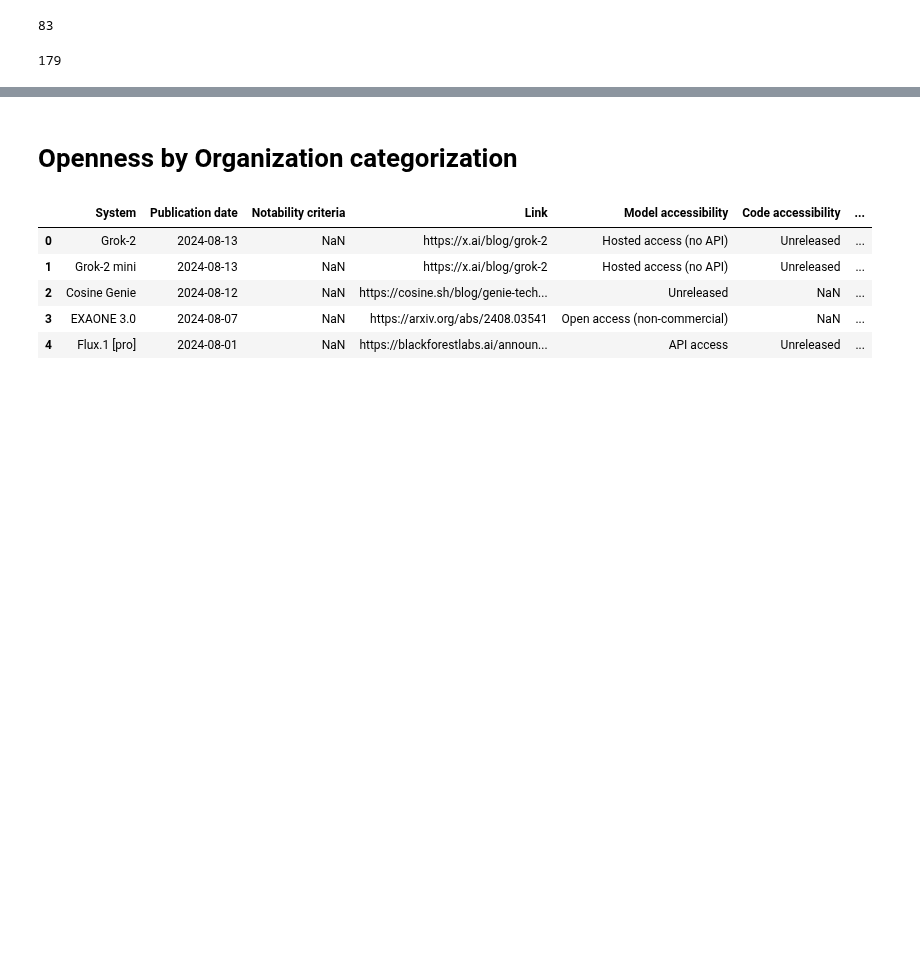
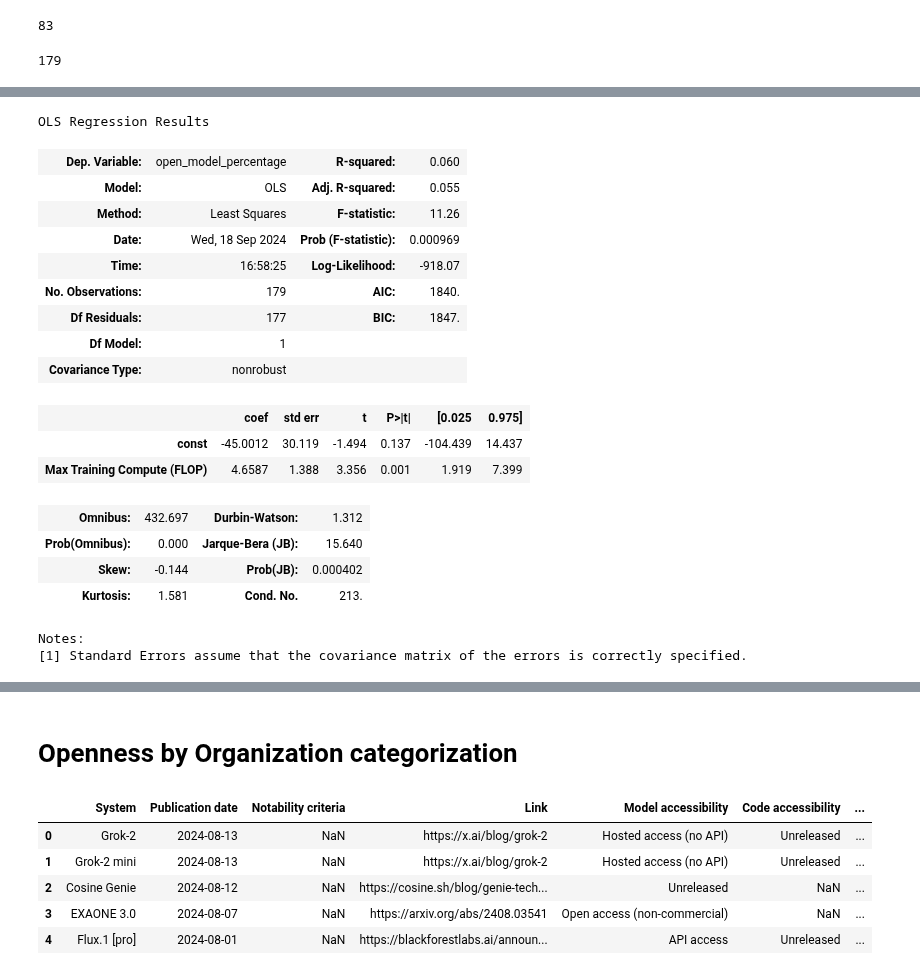
Before and after one commit to epoch-research/open-model-trends, a Jupyter notebook: org_analysis.ipynb, the cells around one changed output, grey strips where cells are left out. Saved outputs shown, nothing was run; the diff lists cells and outputs as text; code cells hidden in the pictures; blank space fills up the shorter version.

```diff
--- a/org_analysis.ipynb
+++ b/org_analysis.ipynb
@@ -349,3 +412,25 @@ fig.update_layout(
 
 # Show the plot
 fig.show()
+# %%
+model1.summary()
+# %% [output]
+OLS Regression Results
+| Dep. Variable: | open_model_percentage | R-squared: | 0.060 |
+| Model: | OLS | Adj. R-squared: | 0.055 |
+| Method: | Least Squares | F-statistic: | 11.26 |
+| Date: | Wed, 18 Sep 2024 | Prob (F-statistic): | 0.000969 |
+| Time: | 16:58:25 | Log-Likelihood: | -918.07 |
+| No. Observations: | 179 | AIC: | 1840. |
+| Df Residuals: | 177 | BIC: | 1847. |
+| Df Model: | 1 |  |  |
+| Covariance Type: | nonrobust |  |  |
+|  | coef | std err | t | P>|t| | [0.025 | 0.975] |
+| const | -45.0012 | 30.119 | -1.494 | 0.137 | -104.439 | 14.437 |
+| Max Training Compute (FLOP) | 4.6587 | 1.388 | 3.356 | 0.001 | 1.919 | 7.399 |
+| Omnibus: | 432.697 | Durbin-Watson: | 1.312 |
+| Prob(Omnibus): | 0.000 | Jarque-Bera (JB): | 15.640 |
+| Skew: | -0.144 | Prob(JB): | 0.000402 |
+| Kurtosis: | 1.581 | Cond. No. | 213. |
+Notes:
+[1] Standard Errors assume that the covariance matrix of the errors is correctly specified.
```
Also changed, not shown: parts of 8 cells of this notebook.
